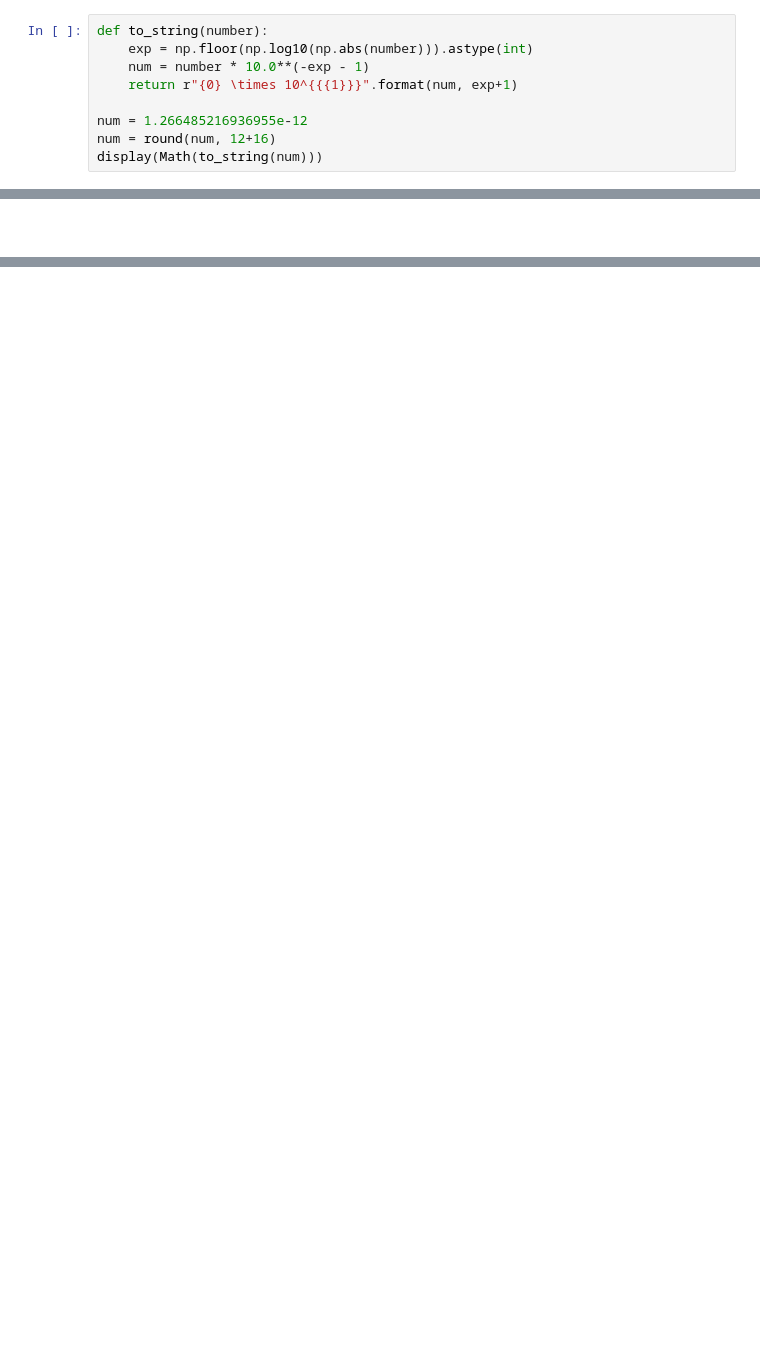
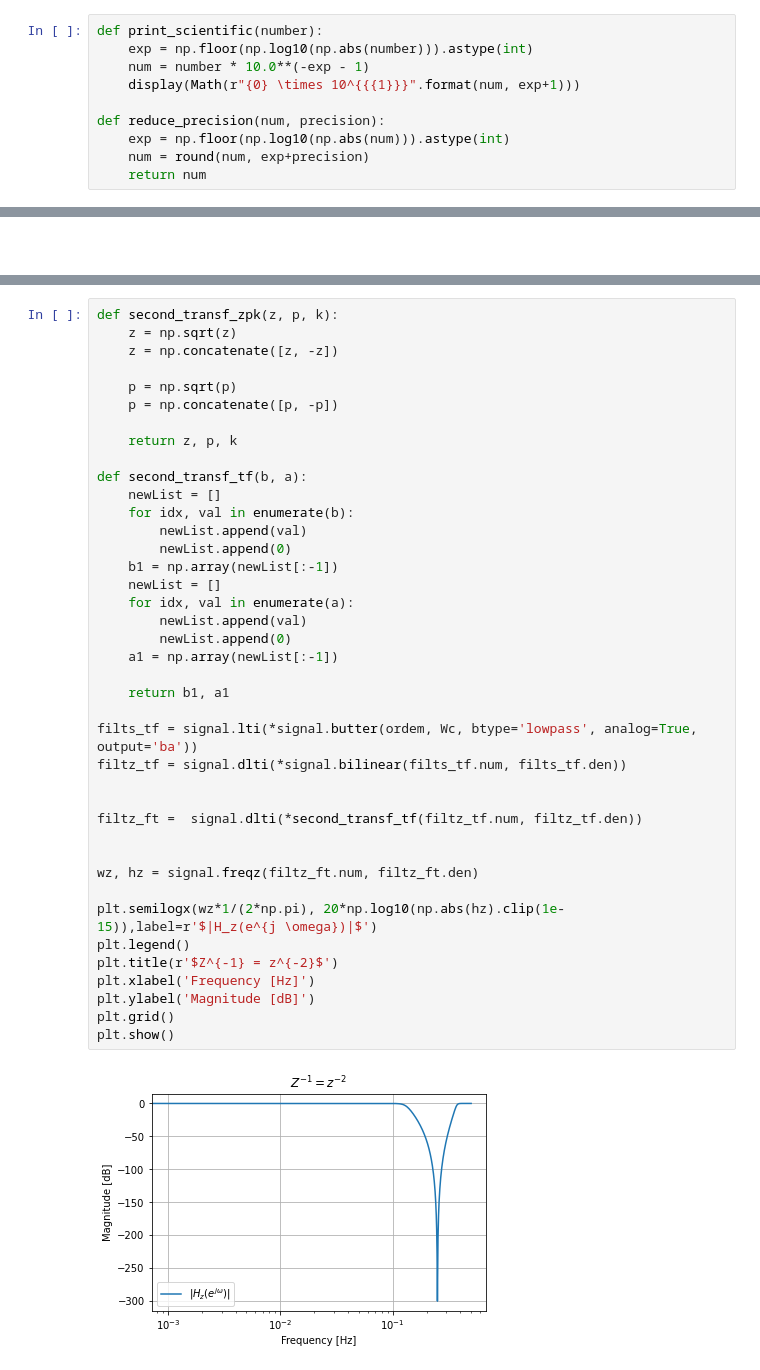
Before and after one commit to oliveiraop/pds-ufba, a Jupyter notebook: trabalho01/trab01.ipynb, the cells around one changed output, grey strips where cells are left out. Saved outputs shown, nothing was run; the diff lists cells and outputs as text; blank space fills up the shorter version.

```diff
--- a/trabalho01/trab01.ipynb
+++ b/trabalho01/trab01.ipynb
@@ -34,11 +34,12 @@ from IPython.display import display, Math
 # %% [markdown]
 ## Funções Auxiliares
 # %%
-def to_string(number):
+def print_scientific(number):
     exp = np.floor(np.log10(np.abs(number))).astype(int)
     num = number * 10.0**(-exp - 1)
-    return r"{0} \times 10^{{{1}}}".format(num, exp+1)
+    display(Math(r"{0} \times 10^{{{1}}}".format(num, exp+1)))
 
-num = 1.266485216936955e-12
-num = round(num, 12+16)
-display(Math(to_string(num)))
+def reduce_precision(num, precision):
+    exp = np.floor(np.log10(np.abs(num))).astype(int)
+    num = round(num, exp+precision)
+    return num
@@ -156 +206,43 @@ def first_transf(z, p, k):
+# %%
+def second_transf_zpk(z, p, k):
+    z = np.sqrt(z)
+    z = np.concatenate([z, -z])
+
+    p = np.sqrt(p)
+    p = np.concatenate([p, -p])
+
+    return z, p, k
+
+def second_transf_tf(b, a):
+    newList = []
+    for idx, val in enumerate(b):
+        newList.append(val)
+        newList.append(0)
+    b1 = np.array(newList[:-1])
+    newList = []
+    for idx, val in enumerate(a):
+        newList.append(val)
+        newList.append(0)
+    a1 = np.array(newList[:-1])
+
+    return b1, a1
+
+filts_tf = signal.lti(*signal.butter(ordem, Wc, btype='lowpass', analog=True, output='ba'))
+filtz_tf = signal.dlti(*signal.bilinear(filts_tf.num, filts_tf.den))
+
+
+filtz_ft =  signal.dlti(*second_transf_tf(filtz_tf.num, filtz_tf.den))
+
+
+wz, hz = signal.freqz(filtz_ft.num, filtz_ft.den)
+
+plt.semilogx(wz*1/(2*np.pi), 20*np.log10(np.abs(hz).clip(1e-15)),label=r'$|H_z(e^{j \omega})|$')
+plt.legend()
+plt.title(r'$Z^{-1} = z^{-2}$')
+plt.xlabel('Frequency [Hz]')
+plt.ylabel('Magnitude [dB]')
+plt.grid()
+plt.show()
+# %% [output]
+[figure, added]
 # %% [markdown]
```
Also changed, not shown: parts of 12 cells of this notebook, 1 other file.
